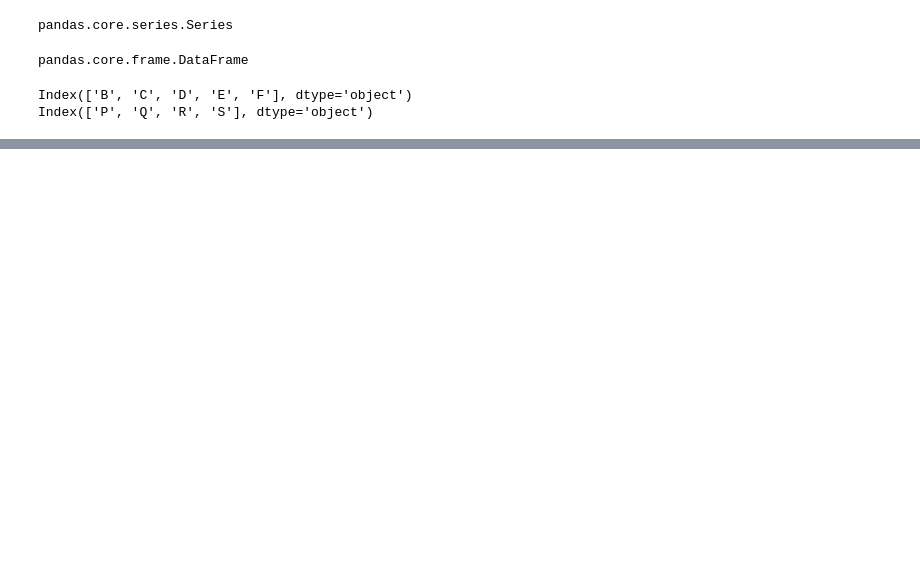
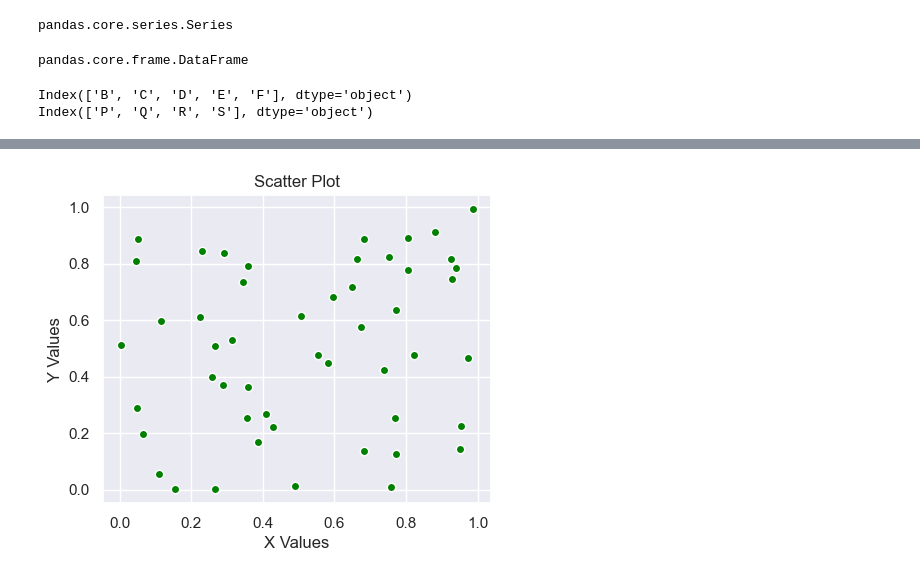
Before and after one commit to Purva-Dilip-Datir/ML_LAB_146, a Jupyter notebook: MyData.ipynb, the cells around one changed output, grey strips where cells are left out. Cells and saved outputs as stored; diff of their text form; code cells hidden in the pictures; blank space fills up the shorter version.

```diff
--- a/MyData.ipynb
+++ b/MyData.ipynb
@@ -189,0 +215,11 @@ KeyError: 'Q'
+# %%
+x_scatter = np.random.rand(50)
+y_scatter = np.random.rand(50)
+plt.figure(figsize=(5, 4))
+plt.scatter(x_scatter, y_scatter, color='green', edgecolor='white')
+plt.title("Scatter Plot")
+plt.xlabel("X Values")
+plt.ylabel("Y Values")
+plt.show()
+# %% [output]
+[figure, added]
```
Also changed, not shown: parts of 13 cells of this notebook.
